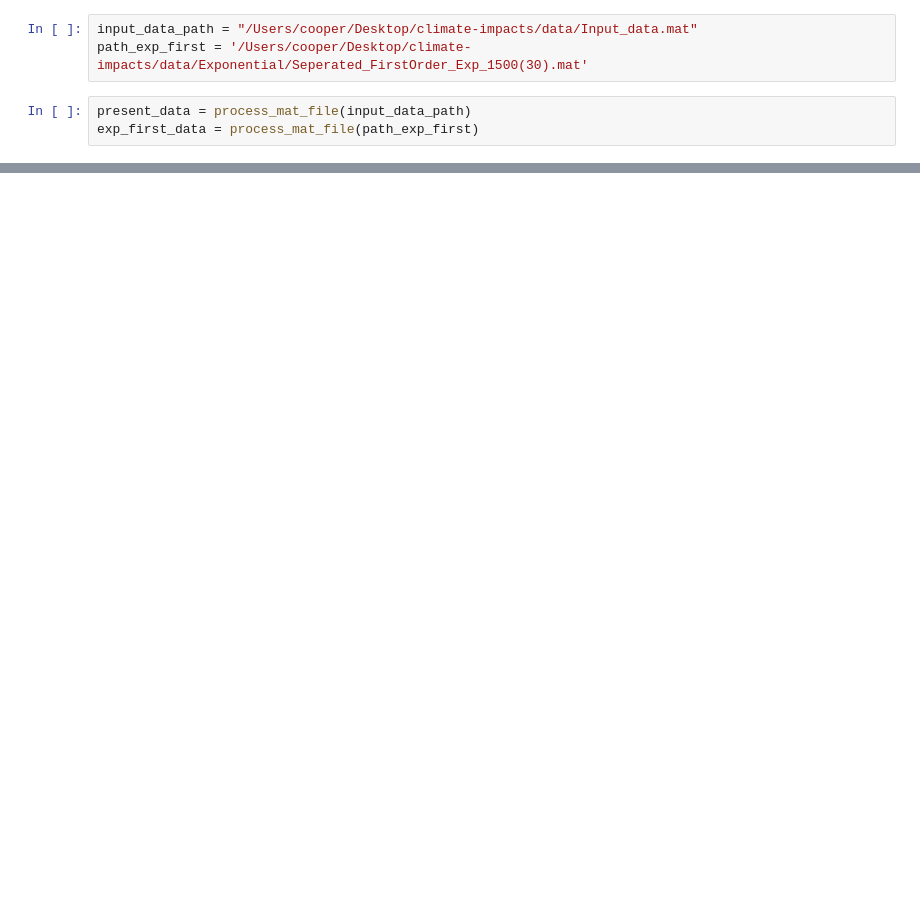
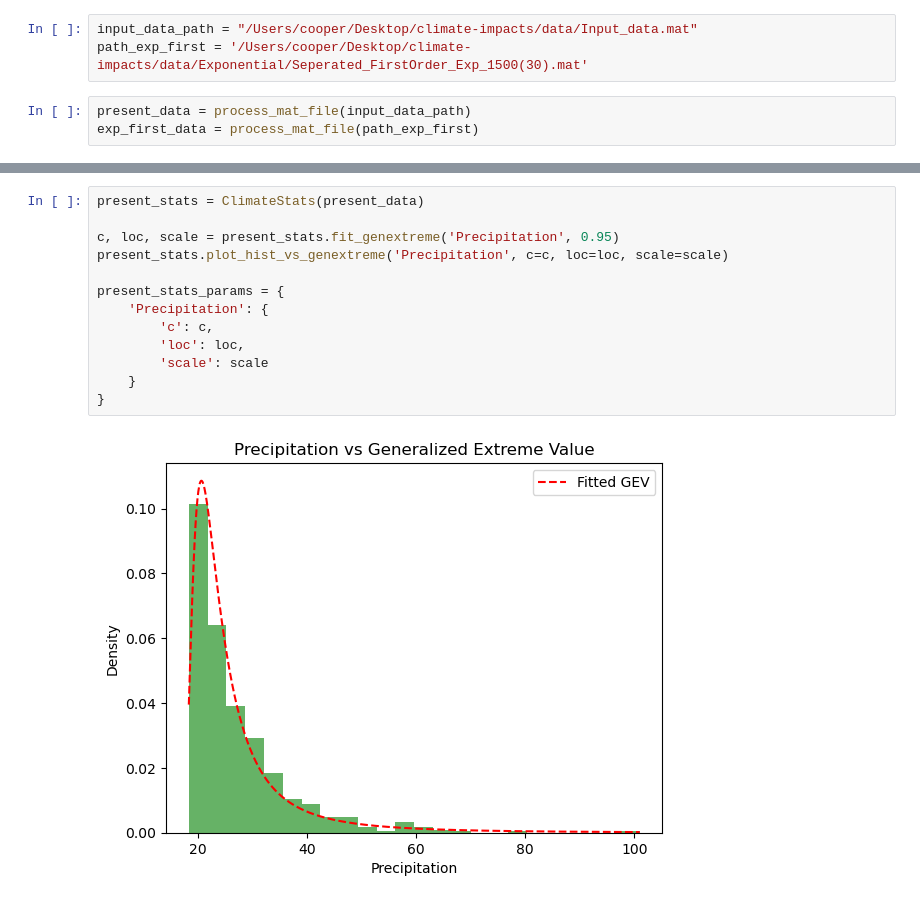
Before and after one commit to CooperBigFoot/climate-impacts, a Jupyter notebook: code/eda.ipynb, the cells around one changed output, grey strips where cells are left out. Saved outputs shown, nothing was run; the diff lists cells and outputs as text; blank space fills up the shorter version.

```diff
--- a/code/eda.ipynb
+++ b/code/eda.ipynb
@@ -28,0 +46,15 @@ exp_first_data.head(61)
+# %%
+present_stats = ClimateStats(present_data)
+
+c, loc, scale = present_stats.fit_genextreme('Precipitation', 0.95)
+present_stats.plot_hist_vs_genextreme('Precipitation', c=c, loc=loc, scale=scale)
+
+present_stats_params = {
+    'Precipitation': {
+        'c': c,
+        'loc': loc,
+        'scale': scale
+    }
+}
+# %% [output]
+[figure, added]
```
Also changed, not shown: parts of 5 cells of this notebook, 3 other files.
